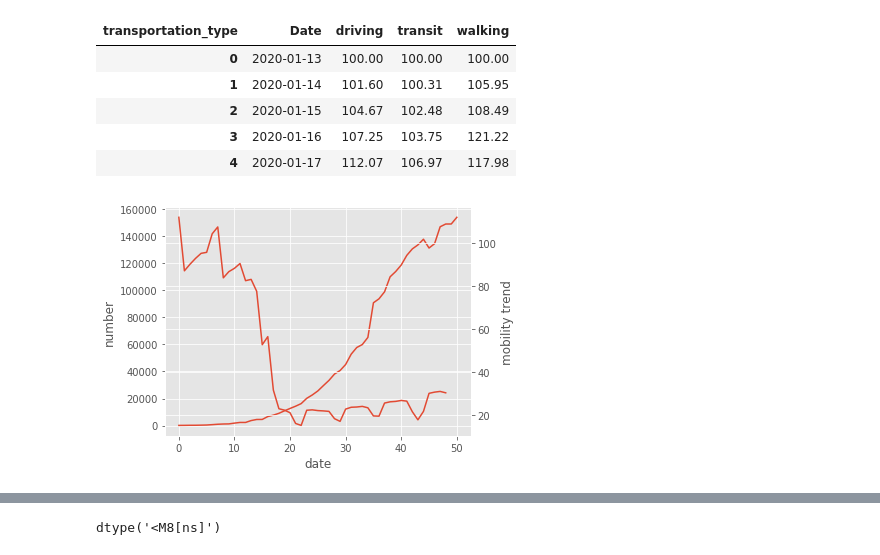
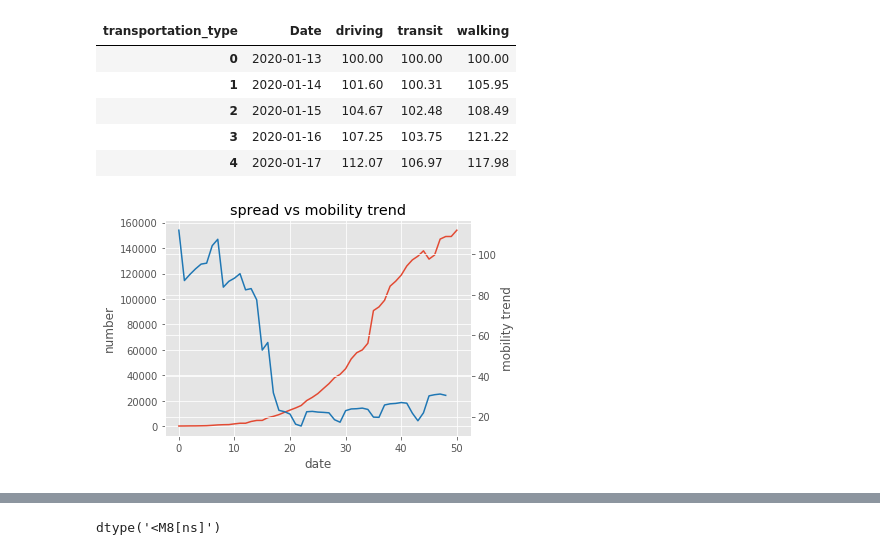
Before and after one commit to BWhannou/Covid_mobility, a Jupyter notebook: Exploratory Data Analysis.ipynb, the cells around one changed output, grey strips where cells are left out. Saved outputs shown, nothing was run; the diff lists cells and outputs as text; code cells hidden in the pictures.

```diff
--- a/Exploratory Data Analysis.ipynb
+++ b/Exploratory Data Analysis.ipynb
@@ -315,19 +224,19 @@ mob_France.head()
 # %%
 graph_France = sumup_countries[(sumup_countries.Country_1=="France")&(sumup_countries.since_100th.astype("int")>-1)].merge(mob_France,right_on="Date",left_on="Date_x",how="left")
 
 fig, ax = plt.subplots()
-ax
+ax.set_title('spread vs mobility trend')
 color = 'tab:red'
 ax.set_xlabel('date')
 ax.set_ylabel('number')
 ax.plot(graph_France["since_100th"],graph_France["Confirmed"])
 
 ax1=ax.twinx()
 
-ax1.plot(graph_France["since_100th"],graph_France["driving"])
+ax1.plot(graph_France["since_100th"],graph_France["driving"],color='tab:blue')
 ax1.set_ylabel('mobility trend')
 fig.tight_layout()
 
 plt.show()
 # %% [output]
-[figure, old version]
+[figure, new version]
```
Also changed, not shown: parts of 15 cells of this notebook.
